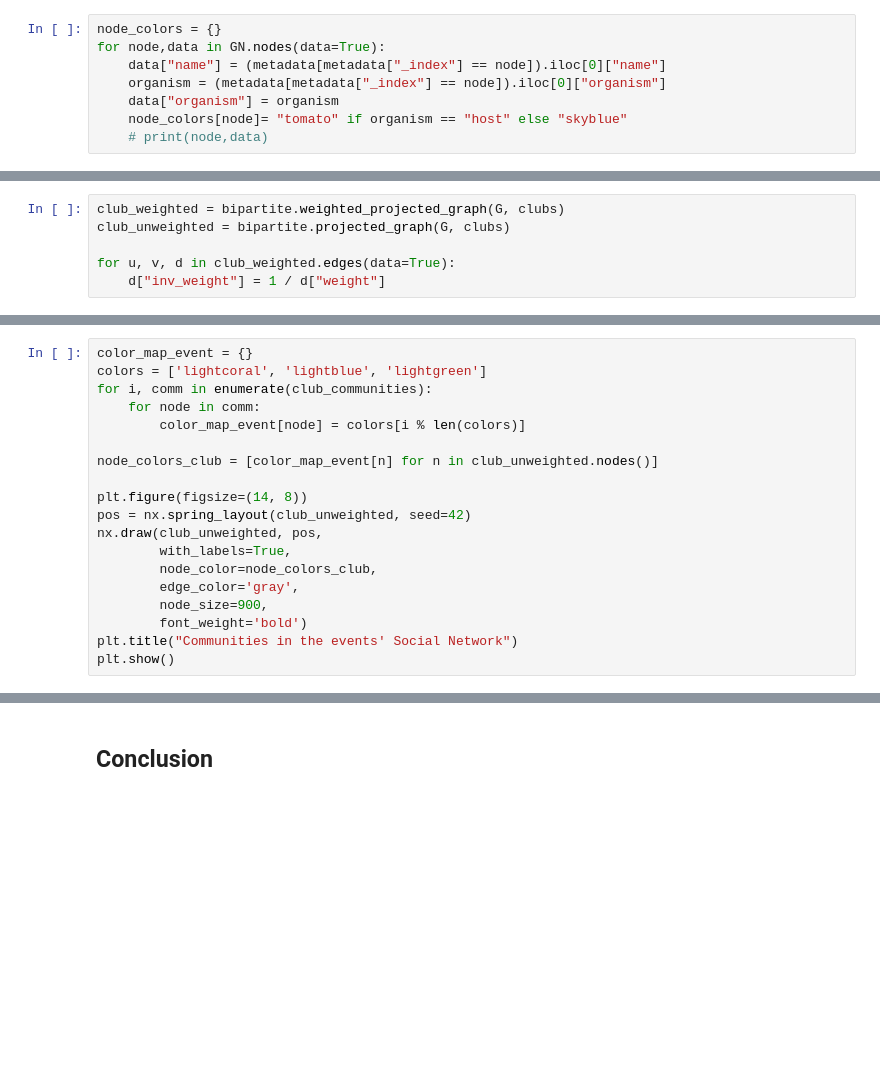
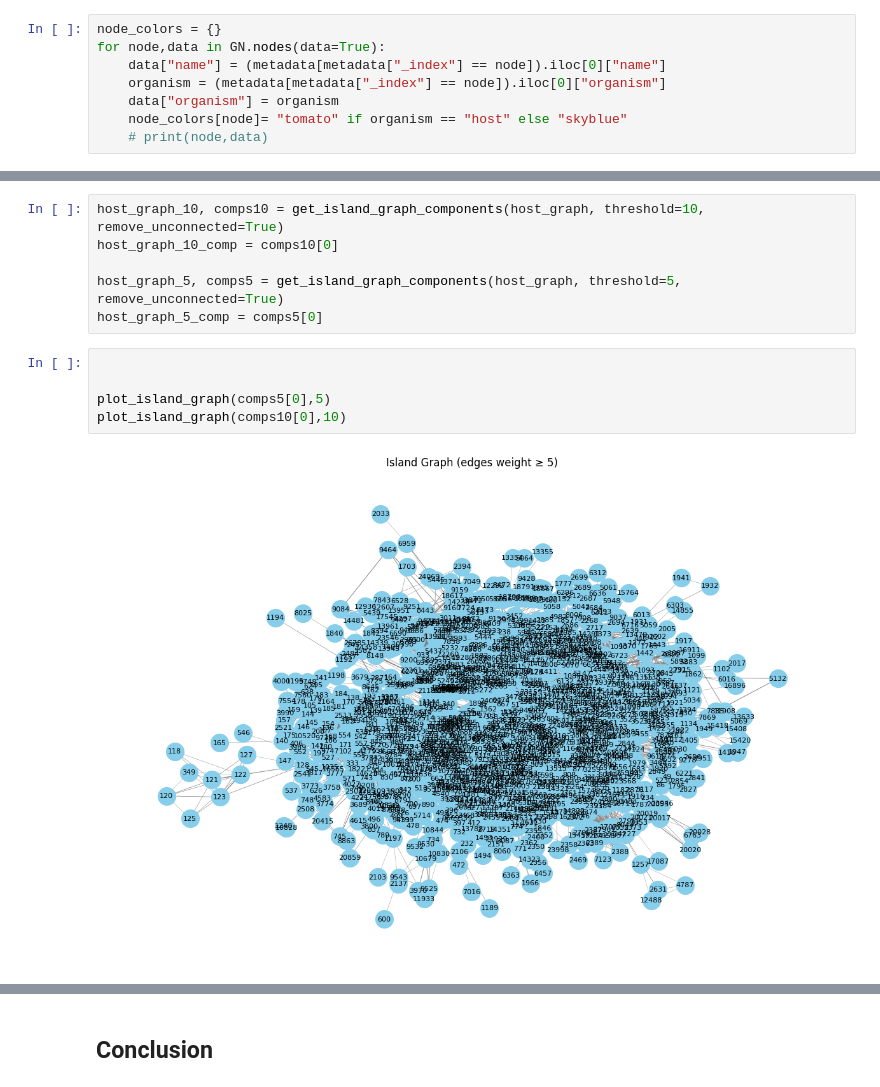
Before and after one commit to Sirwel/Data-620, a Jupyter notebook: project_2/project_2.ipynb, the cells around one changed output, grey strips where cells are left out. Saved outputs shown, nothing was run; the diff lists cells and outputs as text; blank space fills up the shorter version.

Commit message:
Progress towards project 2

```diff
--- a/project_2/project_2.ipynb
+++ b/project_2/project_2.ipynb
@@ -315,6 +56,0 @@ core_summary_top10
-# %%
-club_weighted = bipartite.weighted_projected_graph(G, clubs)
-club_unweighted = bipartite.projected_graph(G, clubs)
-
-for u, v, d in club_weighted.edges(data=True):
-    d["inv_weight"] = 1 / d["weight"]
@@ -507,19 +56,0 @@ club_community_df.style.hide(axis="index")
-# %%
-color_map_event = {}
-colors = ['lightcoral', 'lightblue', 'lightgreen']
-for i, comm in enumerate(club_communities):
-    for node in comm:
-        color_map_event[node] = colors[i % len(colors)]
-
-node_colors_club = [color_map_event[n] for n in club_unweighted.nodes()]
-
-plt.figure(figsize=(14, 8))
-pos = nx.spring_layout(club_unweighted, seed=42)
-nx.draw(club_unweighted, pos,
-        with_labels=True,
-        node_color=node_colors_club,
-        edge_color='gray',
-        node_size=900,
-        font_weight='bold')
-plt.title("Communities in the events' Social Network")
-plt.show()
@@ -583,0 +266,13 @@ The k-core analysis shows that all events belong to the same highest-order core,
+# %%
+host_graph_10, comps10 = get_island_graph_components(host_graph, threshold=10, remove_unconnected=True)
+host_graph_10_comp = comps10[0]
+
+host_graph_5, comps5 = get_island_graph_components(host_graph, threshold=5, remove_unconnected=True)
+host_graph_5_comp = comps5[0]
+# %%
+
+
+plot_island_graph(comps5[0],5)
+plot_island_graph(comps10[0],10)
+# %% [output]
+[figure, added]
```
Also changed, not shown: parts of 67 cells of this notebook.
